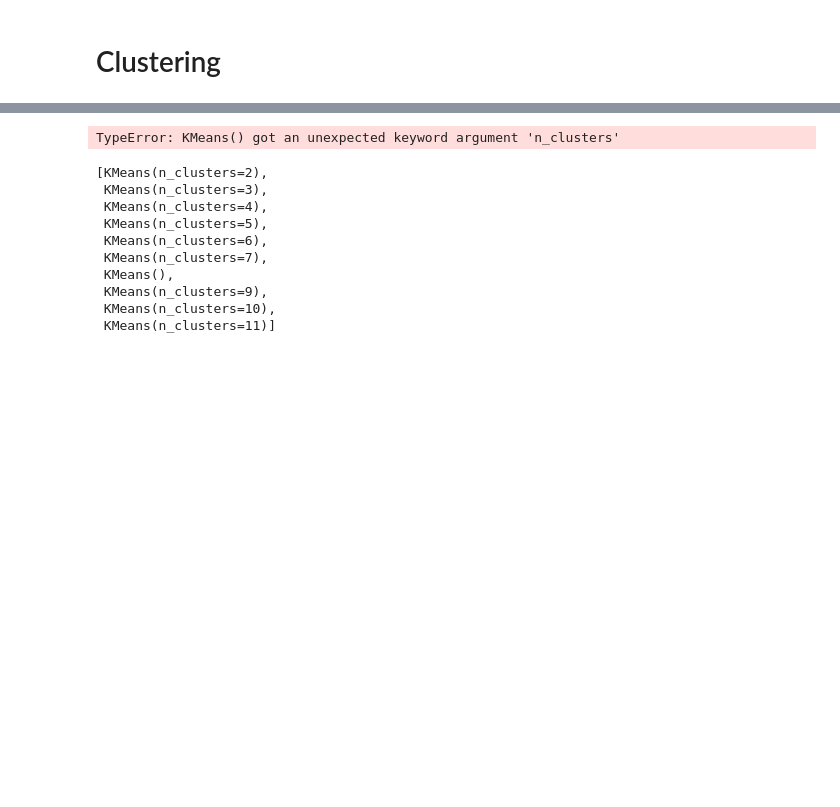
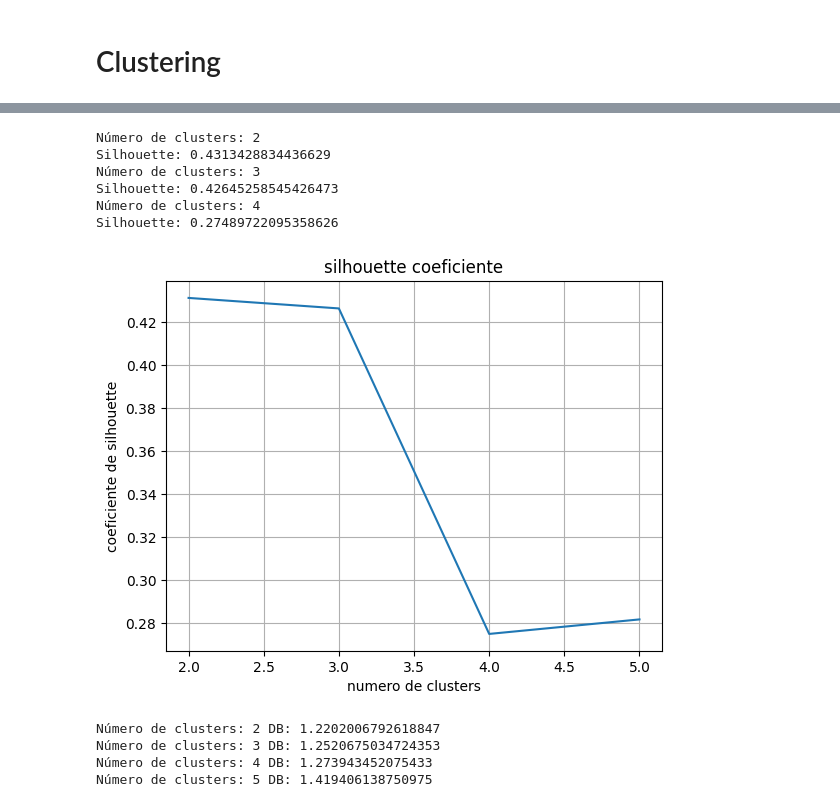
Before and after one commit to cauaedm/supermarket_history_analysis, a Jupyter notebook: notebooks/eda-supermarket-users-history.ipynb, the cells around one changed output, grey strips where cells are left out. Saved outputs shown, nothing was run; the diff lists cells and outputs as text; code cells hidden in the pictures; blank space fills up the shorter version.

```diff
--- a/notebooks/eda-supermarket-users-history.ipynb
+++ b/notebooks/eda-supermarket-users-history.ipynb
@@ -281,23 +300,3 @@ def KMeans(i, df):
     # Calculando o coeficiente de Silhouette nos dados de teste
     silhouette = metrics.silhouette_score(test_values, y_pred, metric='euclidean')
     return silhouette
-# %%
-list = []
-for i in range(10):
-    silhouette = KMeans((i + 2), data_numeric)
-    list.append(silhouette)
-# %% [output]
-TypeError: KMeans() got an unexpected keyword argument 'n_clusters'
-# %%
-list
-# %% [output]
-[KMeans(n_clusters=2),
- KMeans(n_clusters=3),
- KMeans(n_clusters=4),
- KMeans(n_clusters=5),
- KMeans(n_clusters=6),
- KMeans(n_clusters=7),
- KMeans(),
- KMeans(n_clusters=9),
- KMeans(n_clusters=10),
- KMeans(n_clusters=11)]
@@ -303,0 +322,52 @@ list
+# %%
+list_silhouette = []
+patience = 3
+for i in range(10):
+    silhouette = f_KMeans_silhouette(i+2, data_preprocessed)
+    list_silhouette.append(silhouette)
+    if i >= patience:
+        for k in range(i):
+            flag = 0
+            if list_silhouette[i] < list_silhouette[k]:
+                flag = 1
+        if flag == 0:
+            break
+
+    print(f"Número de clusters: {i+2} \nSilhouette: {silhouette}")
+# %% [output]
+Número de clusters: 2
+Silhouette: 0.4313428834436629
+Número de clusters: 3
+Silhouette: 0.42645258545426473
+Número de clusters: 4
+Silhouette: 0.27489722095358626
+# %%
+x = np.arange(2, len(list_silhouette) + 2)
+plt.title("silhouette coeficiente")
+plt.plot(x, list_silhouette)
+plt.xlabel("numero de clusters")
+plt.ylabel("coeficiente de silhouette")
+plt.grid(True)
+plt.show()
+# %% [output]
+[figure, added]
+# %%
+list_DB = []
+patience = 3
+for i in range(10):
+    DB = f_KMeans_DB(i+2, data_preprocessed)
+    list_DB.append(DB)
+    if i >= patience:
+        for k in range(i):
+            flag = 0
+            if list_DB[i] > list_DB[k]:
+                flag = 1
+        if flag == 0:
+            break
+
+    print(f"Número de clusters: {i+2} DB: {DB}")
+# %% [output]
+Número de clusters: 2 DB: 1.2202006792618847
+Número de clusters: 3 DB: 1.2520675034724353
+Número de clusters: 4 DB: 1.273943452075433
+Número de clusters: 5 DB: 1.419406138750975
```
Also changed, not shown: parts of 27 cells of this notebook.
